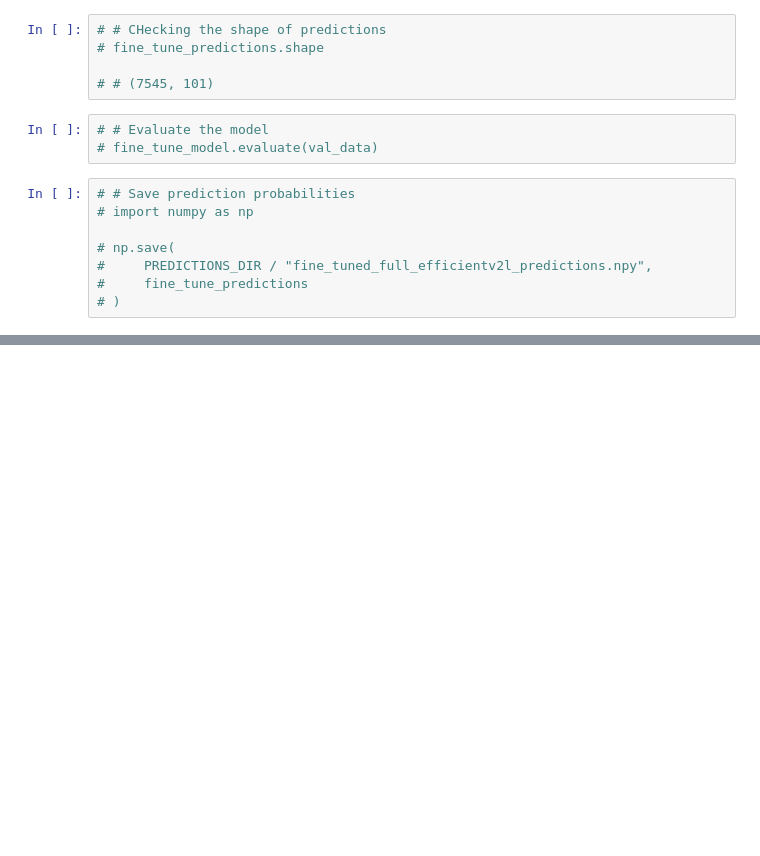
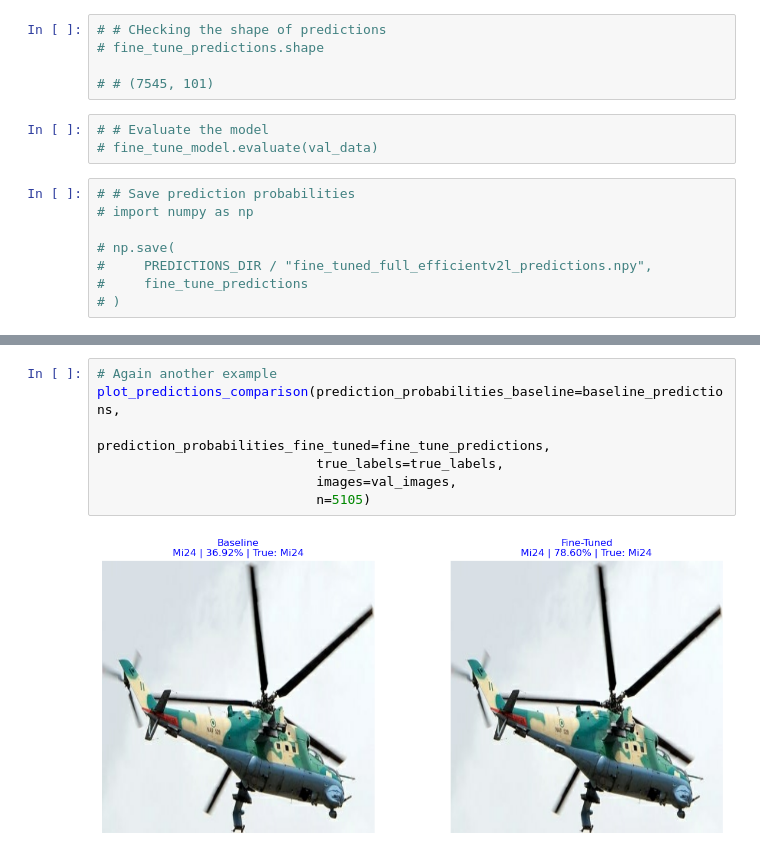
Before and after one commit to Eakempreet/ATAS_Project, a Jupyter notebook: notebooks/01_aircraft_classifier/02_aircraft_classifier_v2.ipynb, the cells around one changed output, grey strips where cells are left out. Saved outputs shown, nothing was run; the diff lists cells and outputs as text; blank space fills up the shorter version.

```diff
--- a/notebooks/01_aircraft_classifier/02_aircraft_classifier_v2.ipynb
+++ b/notebooks/01_aircraft_classifier/02_aircraft_classifier_v2.ipynb
@@ -3344,0 +3483,9 @@ array([[9.4641328e-01, 1.3286793e-05, 8.9183914e-06, ..., 7.6180395e-06,
+# %%
+# Again another example
+plot_predictions_comparison(prediction_probabilities_baseline=baseline_predictions,
+                            prediction_probabilities_fine_tuned=fine_tune_predictions,
+                            true_labels=true_labels,
+                            images=val_images,
+                            n=5105)
+# %% [output]
+[figure, added]
```
Also changed, not shown: parts of 42 cells of this notebook.
